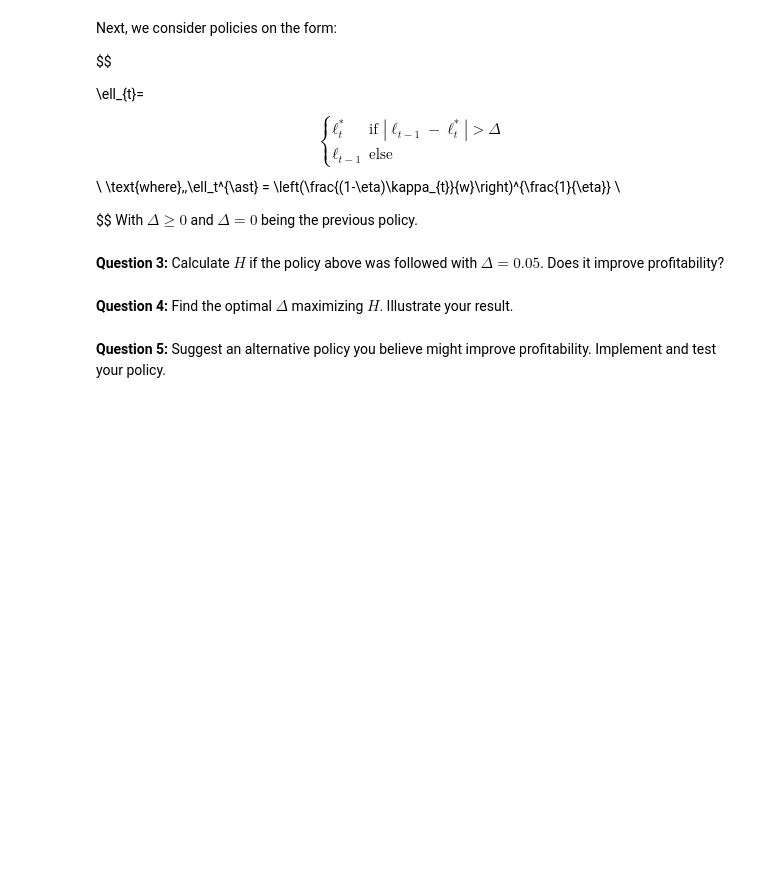
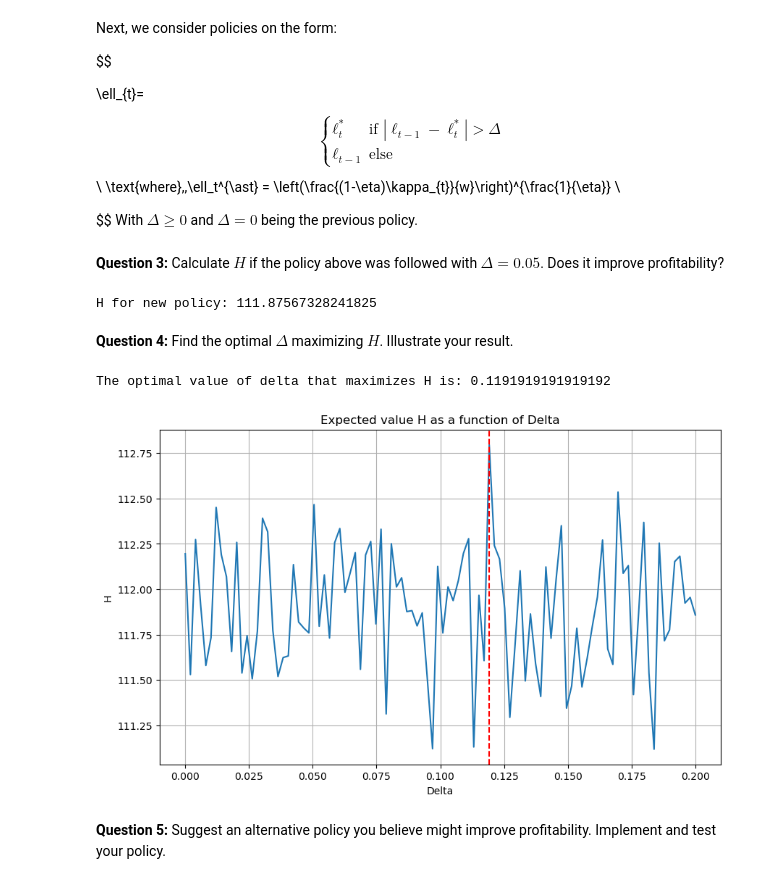
Before and after one commit to NumEconCopenhagen/projects-2023-mathias-emma, a Jupyter notebook: Exam/Question1.ipynb, the cells around one changed output. Drawn from its saved outputs; the diff is of its cells as text; code cells hidden in the pictures; blank space fills up the shorter version.

```diff
--- a/Exam/Question1.ipynb
+++ b/Exam/Question1.ipynb
@@ -179,2 +303,32 @@ With $\Delta \geq 0$ and $\Delta = 0$ being the previous policy.
+# %%
+# Function to calculate l_t
+def calculate_lt_new(kappa, l_prev, w, eta, delta):
+    l_star = ((1 - eta) * kappa / w)**(1 / eta)
+    if abs(l_prev - l_star) > delta:
+        return l_star
+    else:
+        return l_prev
+
+# Run simulations
+H_values_new = []
+for k in range(K):
+    kappa = generate_kappa(rho, sigma_eps, T)
+
+    # Initialize labor array
+    l = np.zeros(T)
+    l[0] = calculate_lt(kappa[0], w, eta)  # assuming previous labor (l[-1]) is 0
+
+    # Calculate labor according to the new policy
+    for t in range(1, T):
+        l[t] = calculate_lt_new(kappa[t], l[t-1], w, eta, delta=0.05)
+
+    h = calculate_h(kappa, l, R, w, eta, iota)
+    H_values_new.append(h)
+
+# Calculate H
+H_new = np.mean(H_values_new)
+print(f"H for new policy: {H_new}")
+# %% [output]
+H for new policy: 111.87567328241825
 # %% [markdown]
 **Question 4:** Find the optimal $\Delta$ maximizing $H$. Illustrate your result.
@@ -183,3 +335,48 @@ With $\Delta \geq 0$ and $\Delta = 0$ being the previous policy.
+# %%
+# Array of potential delta values
+delta_values = np.linspace(0, 0.2, 100)  # You might want to adjust this range and step size
+
+H_values = []
+
+# Grid search
+for delta in delta_values:
+    H_values_temp = []
+
+    for k in range(K):
+        kappa = generate_kappa(rho, sigma_eps, T)
+
+        # Initialize labor array
+        l = np.zeros(T)
+        l[0] = calculate_lt(kappa[0], w, eta)  # assuming previous labor (l[-1]) is 0
+
+        # Calculate labor according to the new policy
+        for t in range(1, T):
+            l[t] = calculate_lt_new(kappa[t], l[t-1], w, eta, delta=delta)
+
+        h = calculate_h(kappa, l, R, w, eta, iota)
+        H_values_temp.append(h)
+
+    # Calculate H for this delta
+    H_values.append(np.mean(H_values_temp))
+
+# Find optimal delta
+optimal_delta_index = np.argmax(H_values)
+optimal_delta = delta_values[optimal_delta_index]
+
+print(f"The optimal value of delta that maximizes H is: {optimal_delta}")
+
+# Plotting
+plt.figure(figsize=(10, 6))
+plt.plot(delta_values, H_values)
+plt.xlabel('Delta')
+plt.ylabel('H')
+plt.title('Expected value H as a function of Delta')
+plt.axvline(optimal_delta, color='red', linestyle='--')
+plt.grid(True)
+plt.show()
+# %% [output]
+The optimal value of delta that maximizes H is: 0.1191919191919192
+[figure, added]
 # %% [markdown]
 
 **Question 5:** Suggest an alternative policy you believe might improve profitability. Implement and test your policy.
```
Also changed, not shown: parts of 8 cells of this notebook.
